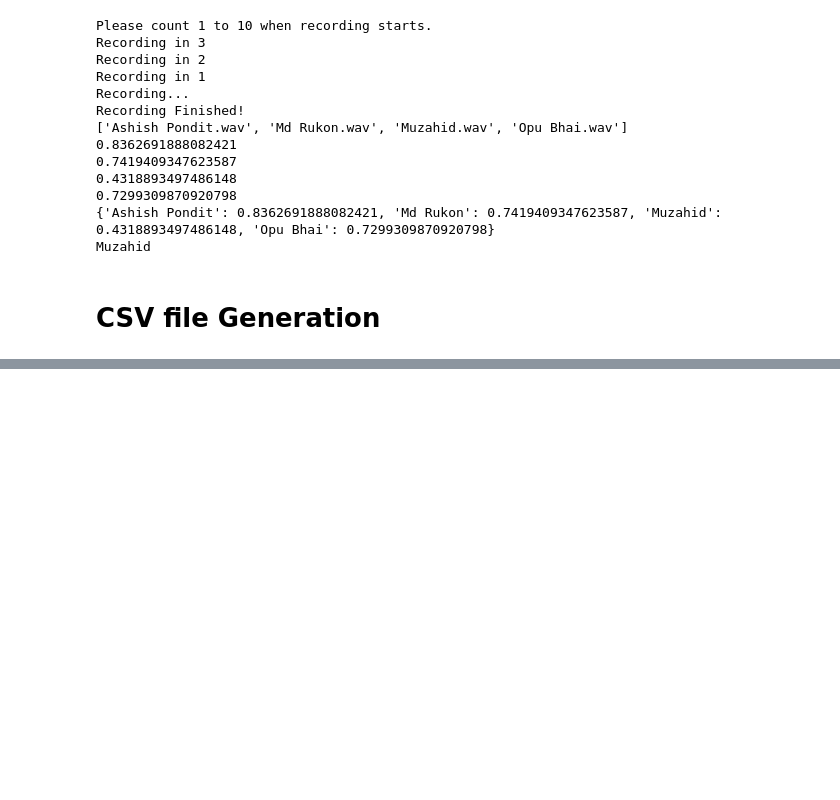
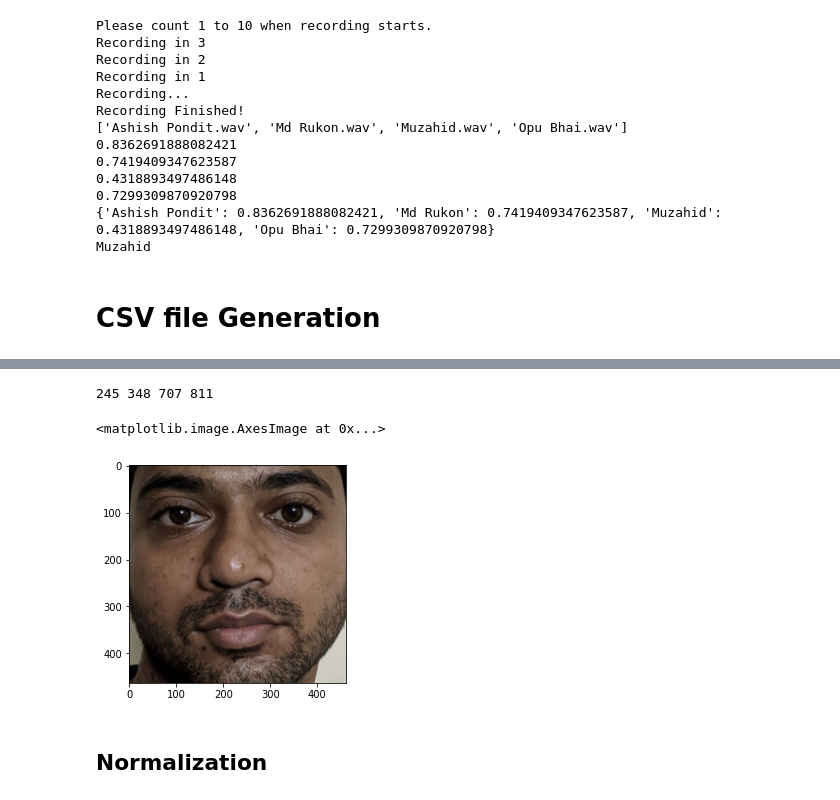
Before and after one commit to rukon023/ExamProctoringSystem, a Jupyter notebook: ModuleTest.ipynb, the cells around one changed output, grey strips where cells are left out. Cells and saved outputs as stored; diff of their text form; code cells hidden in the pictures; blank space fills up the shorter version.

```diff
--- a/ModuleTest.ipynb
+++ b/ModuleTest.ipynb
@@ -728,0 +864,16 @@ with open('large.csv','a') as f1:
+# %%
+img_rgb = cv2.cvtColor(img, cv2.COLOR_BGR2RGB)
+x1, y1, x2, y2 = 0, 0, 0, 0
+for bbox in face:
+        x1 = bbox.left()
+        y1 = bbox.top()
+        x2 = bbox.right()
+        y2 = bbox.bottom()
+        print(x1, y1, x2, y2)
+plt.imshow(img_rgb[y1:y2, x1:x2])
+# %% [output]
+245 348 707 811
+<matplotlib.image.AxesImage at 0x...>
+[figure, added]
+# %% [markdown]
+## Normalization
```
Also changed, not shown: parts of 33 cells of this notebook, 15 other files.
